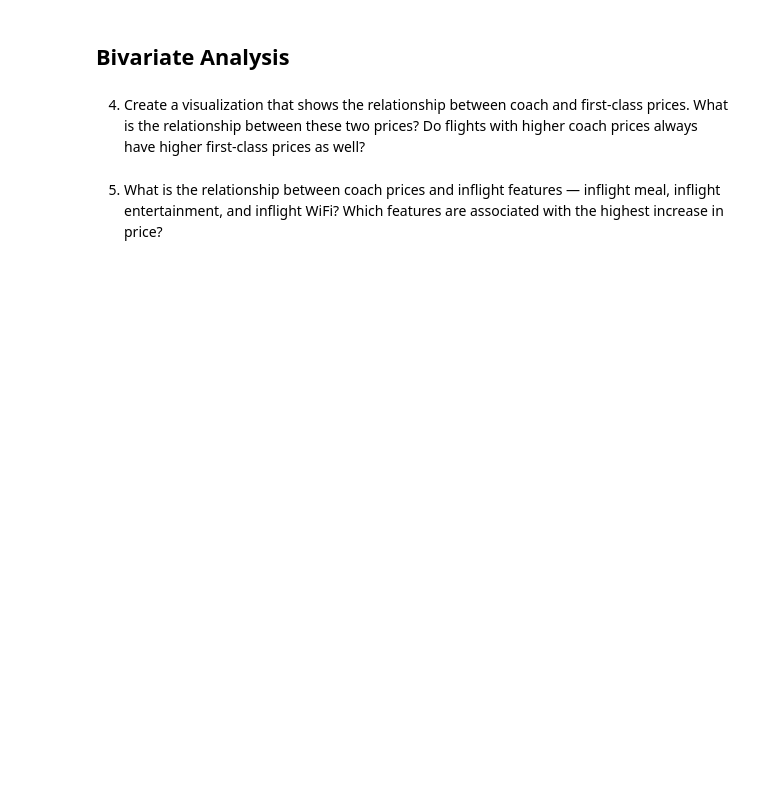
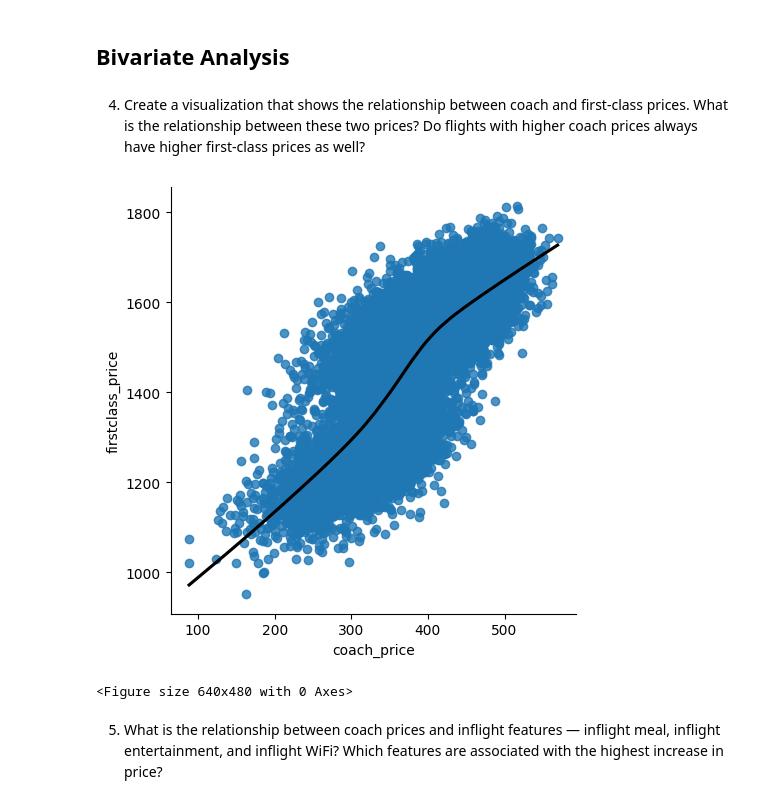
Before and after one commit to harryw1/cuddly-tribble, a Jupyter notebook: data-science-ml/coursework/jupyter/05_airlines/project.ipynb, the cells around one changed output. Cells and saved outputs as stored; diff of their text form; code cells hidden in the pictures; blank space fills up the shorter version.

```diff
--- a/data-science-ml/coursework/jupyter/05_airlines/project.ipynb
+++ b/data-science-ml/coursework/jupyter/05_airlines/project.ipynb
@@ -93,2 +107,22 @@ plt.show()
+# %%
+## Task 4
+
+## create a random sample from the very large data set
+## setting our random sample to be 10% of the original
+perc = 0.1
+
+## flight.shape[0] gets the number of rows, multiplied
+## by the 10% variable, which is all converted to an
+## int. this int is then used to randomly sample that
+## many records from the original dataframe and store
+## it in a new dataframe
+flight_sub = flight.sample(n = int(flight.shape[0]*perc))
+
+sns.lmplot(x = "coach_price", y = "firstclass_price", data = flight_sub, line_kws={'color': 'black'}, lowess=True)
+plt.show()
+plt.clf()
+# %% [output]
+[figure, added]
+<Figure size 640x480 with 0 Axes>
 # %% [markdown]
 5. What is the relationship between coach prices and inflight features &mdash; inflight meal, inflight entertainment, and inflight WiFi? Which features are associated with the highest increase in price?
```
Also changed, not shown: parts of 8 cells of this notebook.
